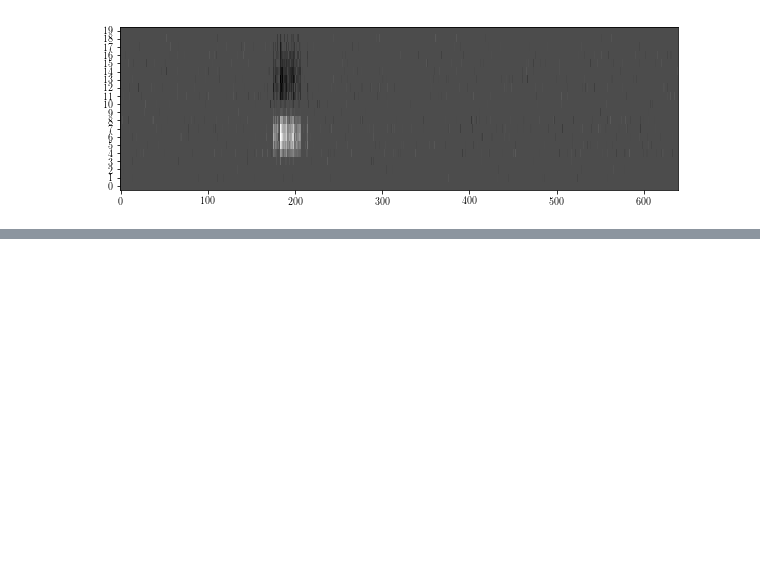
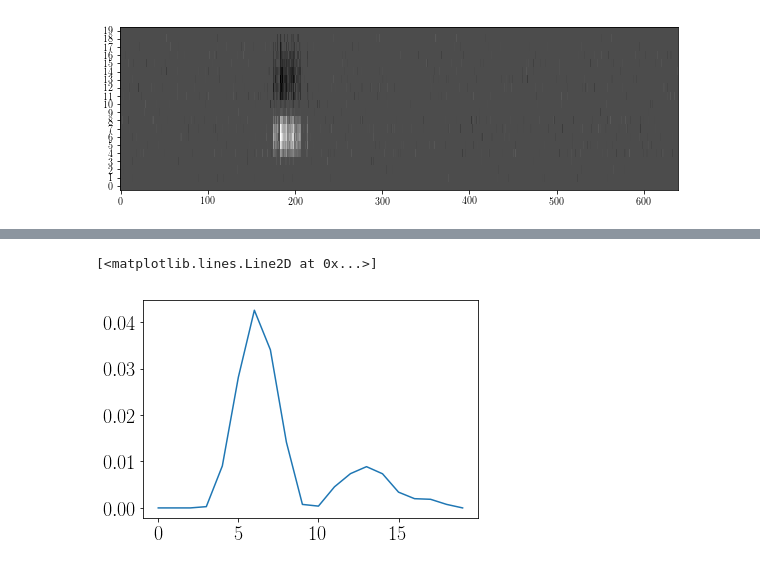
Before and after one commit to pssachdeva/uoi-neuro, a Jupyter notebook: retina_strf/calculate_strf.ipynb, the cells around one changed output, grey strips where cells are left out. Drawn from its saved outputs; the diff is of its cells as text; code cells hidden in the pictures; blank space fills up the shorter version.

```diff
--- a/retina_strf/calculate_strf.ipynb
+++ b/retina_strf/calculate_strf.ipynb
@@ -68,0 +176,5 @@ plt.show()
+# %%
+plt.plot(r2s)
+# %% [output]
+[<matplotlib.lines.Line2D at 0x...>]
+[figure, added]
```
Also changed, not shown: parts of 18 cells of this notebook, 1 other file.
